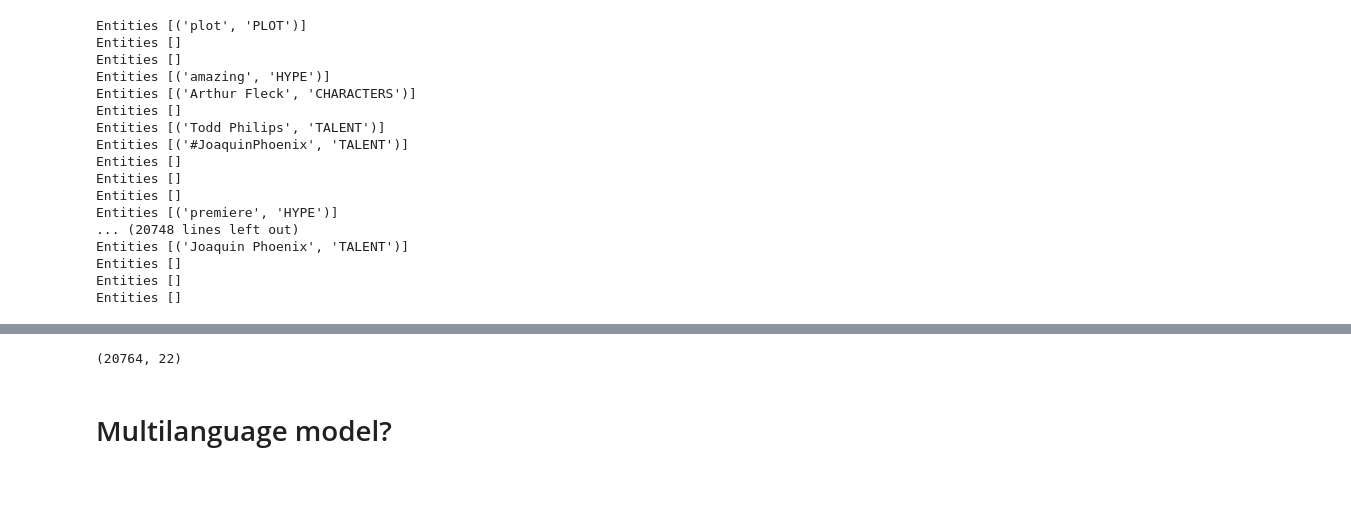
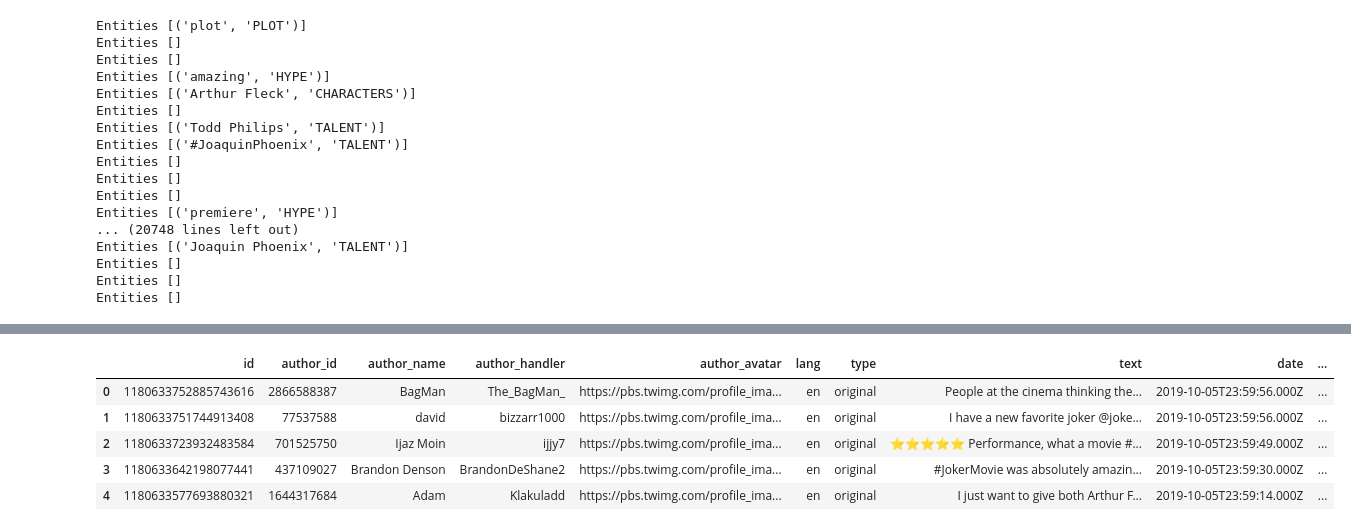
Before and after one commit to patricrp/nlp-finalproject, a Jupyter notebook: Training Customized Model.ipynb, the cells around one changed output, grey strips where cells are left out. Cells and saved outputs as stored; diff of their text form; code cells hidden in the pictures; blank space fills up the shorter version.

```diff
--- a/Training Customized Model.ipynb
+++ b/Training Customized Model.ipynb
@@ -197,3 +200,10 @@ Entities [('Joaquin Phoenix', 'TALENT')]
 Entities []
 Entities []
 Entities []
+# %%
+df = df[['id', 'author_id','author_name', 'author_handler', 'author_avatar','lang', 'type', 'text', 'date', 'mention_ids']]
+# %%
+for index, row in df.iterrows():
+    doc = nlp(row['text'])
+    for ent in doc.ents:
+        df.loc[index, 'category'] = [(ent.label_)]
@@ -200,6 +221,9 @@ Entities []
 # %%
-df.shape
+df.head()
 # %% [output]
-(20764, 22)
+|  | id | author_id | author_name | author_handler | author_avatar | lang | type | text | date | ... |
+| 0 | 1180633752885743616 | 2866588387 | BagMan | The_BagMan_ | https://pbs.twimg.com/profile_ima... | en | original | People at the cinema thinking the... | 2019-10-05T23:59:56.000Z | ... |
+| 1 | 1180633751744913408 | 77537588 | david | bizzarr1000 | https://pbs.twimg.com/profile_ima... | en | original | I have a new favorite joker @joke... | 2019-10-05T23:59:56.000Z | ... |
+| 2 | 1180633723932483584 | 701525750 | Ijaz Moin | ijjy7 | https://pbs.twimg.com/profile_ima... | en | original | ⭐⭐⭐⭐⭐ Performance, what a movie #... | 2019-10-05T23:59:49.000Z | ... |
+| 3 | 1180633642198077441 | 437109027 | Brandon Denson | BrandonDeShane2 | https://pbs.twimg.com/profile_ima... | en | original | #JokerMovie was absolutely amazin... | 2019-10-05T23:59:30.000Z | ... |
+| 4 | 1180633577693880321 | 1644317684 | Adam | Klakuladd | https://pbs.twimg.com/profile_ima... | en | original | I just want to give both Arthur F... | 2019-10-05T23:59:14.000Z | ... |
-# %% [markdown]
-# Multilanguage model?
```
Also changed, not shown: parts of 4 cells of this notebook, 6 other files.
